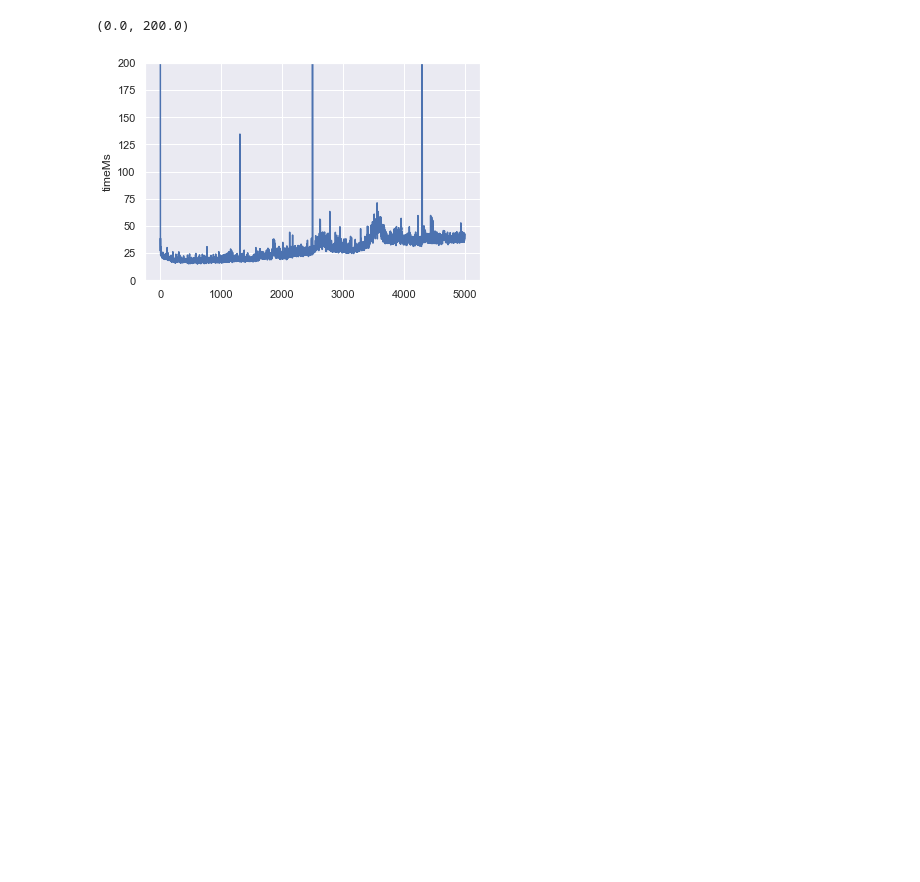
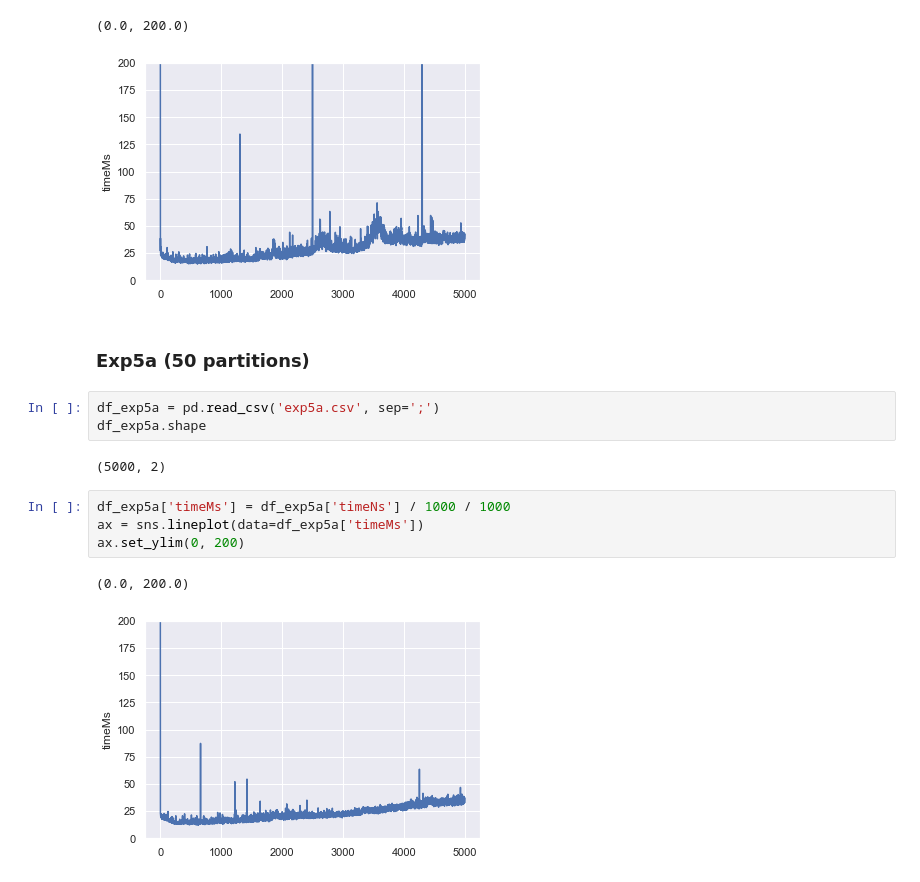
Before and after one commit to MoeweX/java-sdk, a Jupyter notebook: examples/experiments/plot.ipynb, the cells around one changed output. Cells and saved outputs as stored; diff of their text form; blank space fills up the shorter version.

```diff
--- a/examples/experiments/plot.ipynb
+++ b/examples/experiments/plot.ipynb
@@ -120,3 +102,17 @@ ax.set_ylim(0, 200)
 # %% [output]
 (0.0, 200.0)
 [figure]
+# %% [markdown]
+### Exp5a (50 partitions)
+# %%
+df_exp5a = pd.read_csv('exp5a.csv', sep=';')
+df_exp5a.shape
+# %% [output]
+(5000, 2)
+# %%
+df_exp5a['timeMs'] = df_exp5a['timeNs'] / 1000 / 1000
+ax = sns.lineplot(data=df_exp5a['timeMs'])
+ax.set_ylim(0, 200)
+# %% [output]
+(0.0, 200.0)
+[figure, added]
```
Also changed, not shown: parts of 2 cells of this notebook, 4 other files.
